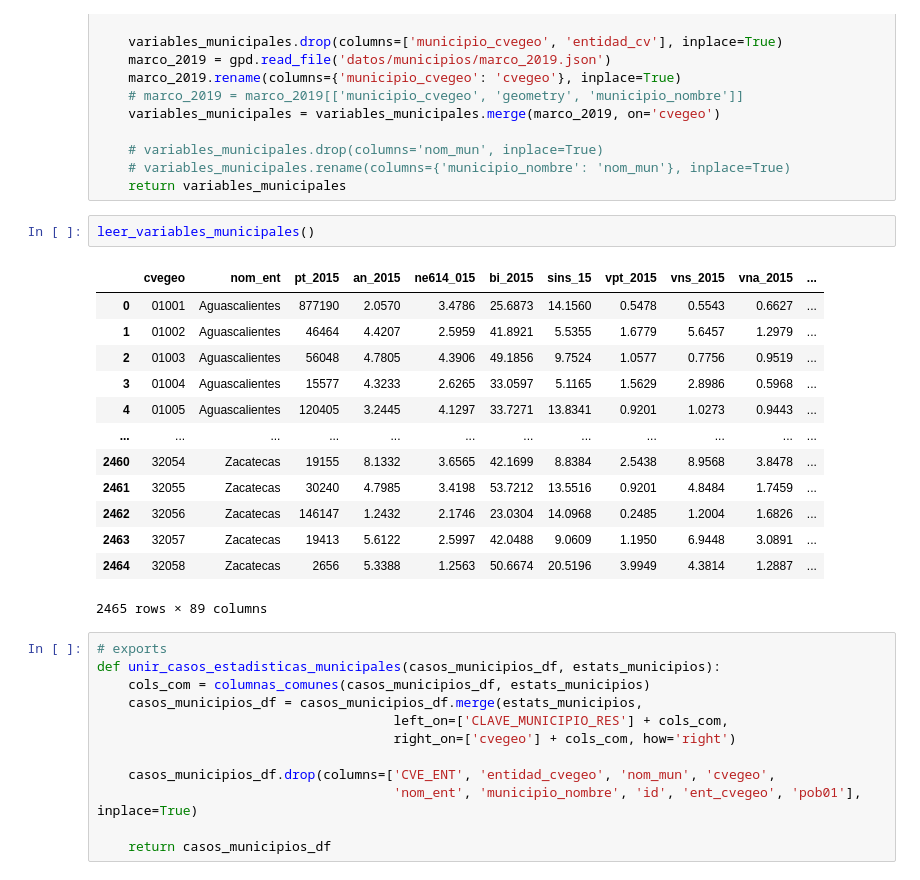
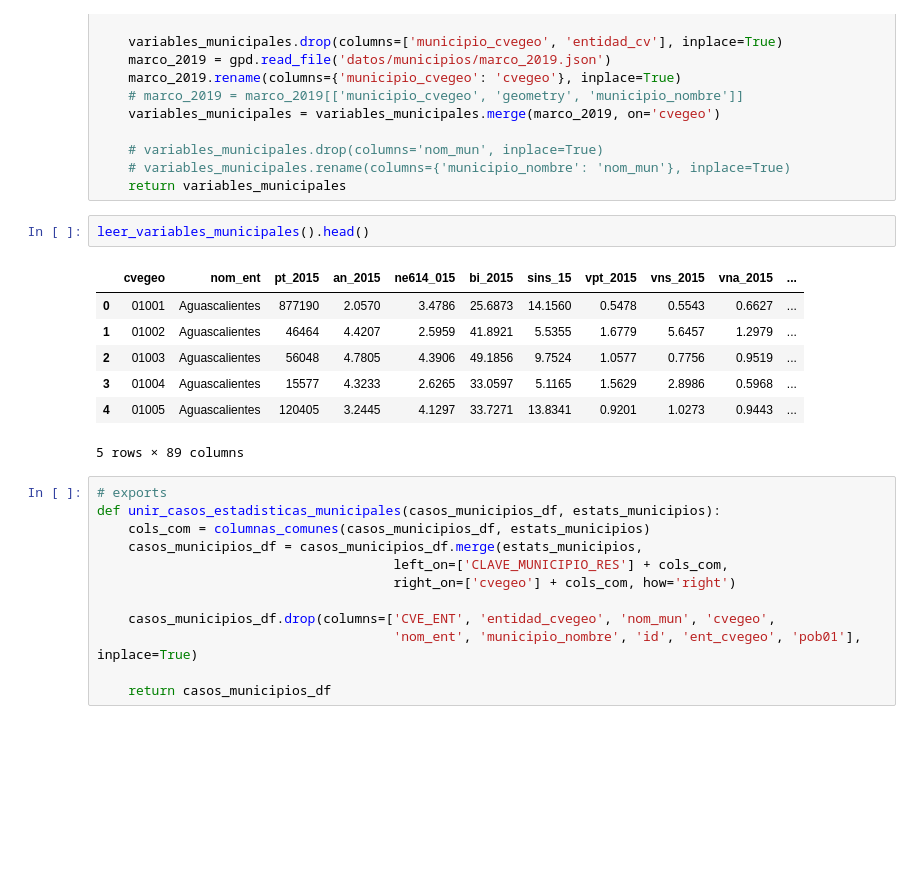
Before and after one commit to rausial/covid19_vulnerabilidad_mex, a Jupyter notebook: 00_datos.ipynb, the cells around one changed output. Cells and saved outputs as stored; diff of their text form; blank space fills up the shorter version.

```diff
--- a/00_datos.ipynb
+++ b/00_datos.ipynb
@@ -407,21 +442,15 @@ def leer_variables_municipales():
     # variables_municipales.rename(columns={'municipio_nombre': 'nom_mun'}, inplace=True)
     return variables_municipales
 # %%
-leer_variables_municipales()
+leer_variables_municipales().head()
 # %% [output]
 |  | cvegeo | nom_ent | pt_2015 | an_2015 | ne614_015 | bi_2015 | sins_15 | vpt_2015 | vns_2015 | vna_2015 | ... |
 | 0 | 01001 | Aguascalientes | 877190 | 2.0570 | 3.4786 | 25.6873 | 14.1560 | 0.5478 | 0.5543 | 0.6627 | ... |
 | 1 | 01002 | Aguascalientes | 46464 | 4.4207 | 2.5959 | 41.8921 | 5.5355 | 1.6779 | 5.6457 | 1.2979 | ... |
 | 2 | 01003 | Aguascalientes | 56048 | 4.7805 | 4.3906 | 49.1856 | 9.7524 | 1.0577 | 0.7756 | 0.9519 | ... |
 | 3 | 01004 | Aguascalientes | 15577 | 4.3233 | 2.6265 | 33.0597 | 5.1165 | 1.5629 | 2.8986 | 0.5968 | ... |
 | 4 | 01005 | Aguascalientes | 120405 | 3.2445 | 4.1297 | 33.7271 | 13.8341 | 0.9201 | 1.0273 | 0.9443 | ... |
-| ... | ... | ... | ... | ... | ... | ... | ... | ... | ... | ... | ... |
-| 2460 | 32054 | Zacatecas | 19155 | 8.1332 | 3.6565 | 42.1699 | 8.8384 | 2.5438 | 8.9568 | 3.8478 | ... |
-| 2461 | 32055 | Zacatecas | 30240 | 4.7985 | 3.4198 | 53.7212 | 13.5516 | 0.9201 | 4.8484 | 1.7459 | ... |
-| 2462 | 32056 | Zacatecas | 146147 | 1.2432 | 2.1746 | 23.0304 | 14.0968 | 0.2485 | 1.2004 | 1.6826 | ... |
-| 2463 | 32057 | Zacatecas | 19413 | 5.6122 | 2.5997 | 42.0488 | 9.0609 | 1.1950 | 6.9448 | 3.0891 | ... |
-| 2464 | 32058 | Zacatecas | 2656 | 5.3388 | 1.2563 | 50.6674 | 20.5196 | 3.9949 | 4.3814 | 1.2887 | ... |
-2465 rows × 89 columns
+5 rows × 89 columns
 # %%
 # exports
 def unir_casos_estadisticas_municipales(casos_municipios_df, estats_municipios):
```
Also changed, not shown: parts of 21 cells of this notebook, 4 other files.
